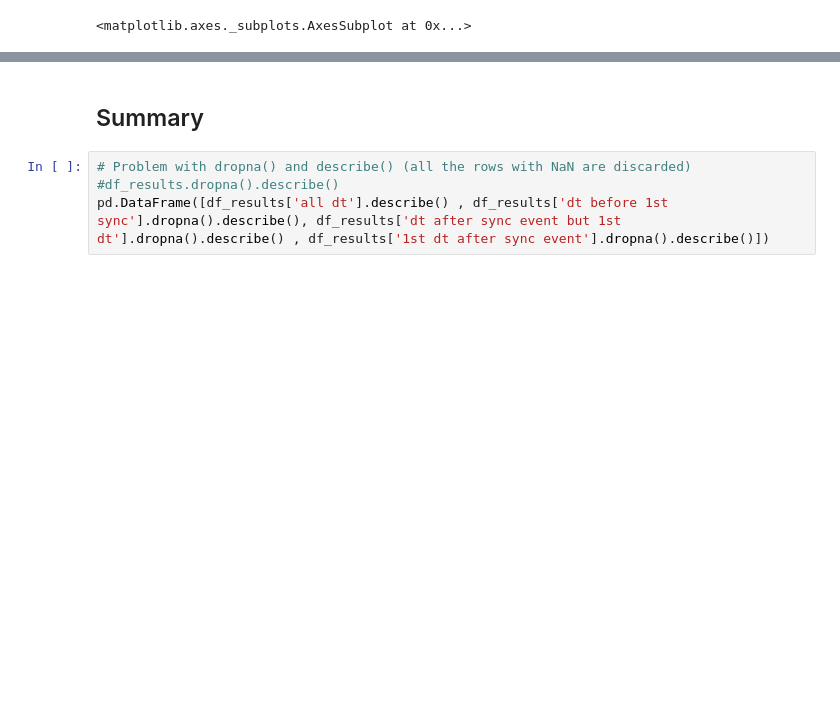
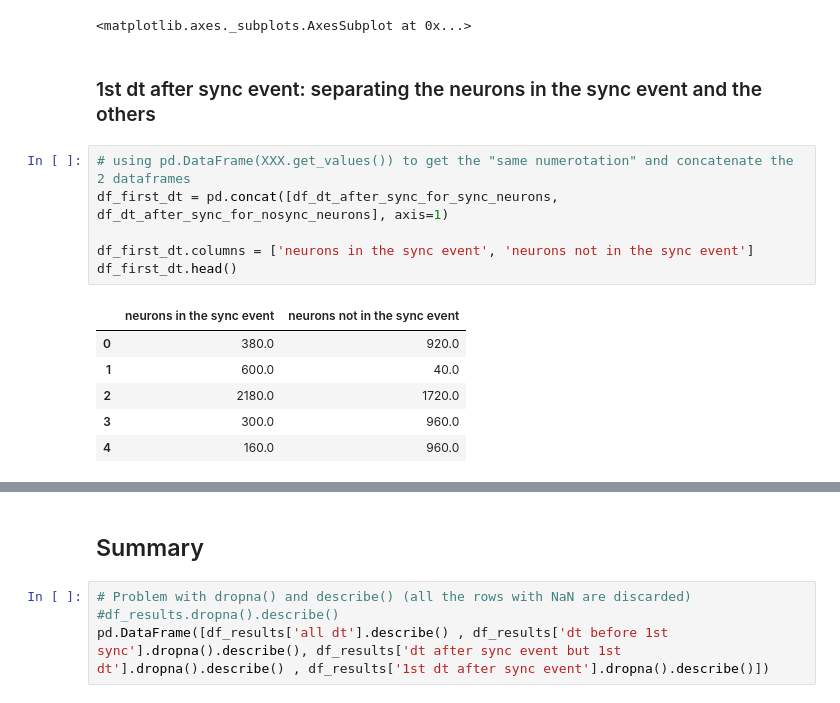
Before and after one commit to gchevrot/R, a Jupyter notebook: peaks_dt.ipynb, the cells around one changed output, grey strips where cells are left out. Drawn from its saved outputs; the diff is of its cells as text; blank space fills up the shorter version.

```diff
--- a/peaks_dt.ipynb
+++ b/peaks_dt.ipynb
@@ -334,3 +450,18 @@ df_results.boxplot(return_type='axes', rot=75, fontsize=13, showmeans=True, boxp
 [interactive output not drawn]
 [interactive output not drawn]
 <matplotlib.axes._subplots.AxesSubplot at 0x...>
+# %% [markdown]
+### 1st dt after sync event: separating the neurons in the sync event and the others
+# %%
+# using pd.DataFrame(XXX.get_values()) to get the "same numerotation" and concatenate the 2 dataframes
+df_first_dt = pd.concat([df_dt_after_sync_for_sync_neurons, df_dt_after_sync_for_nosync_neurons], axis=1)
+
+df_first_dt.columns = ['neurons in the sync event', 'neurons not in the sync event']
+df_first_dt.head()
+# %% [output]
+|  | neurons in the sync event | neurons not in the sync event |
+| 0 | 380.0 | 920.0 |
+| 1 | 600.0 | 40.0 |
+| 2 | 2180.0 | 1720.0 |
+| 3 | 300.0 | 960.0 |
+| 4 | 160.0 | 960.0 |
```
Also changed, not shown: parts of 40 cells of this notebook.
